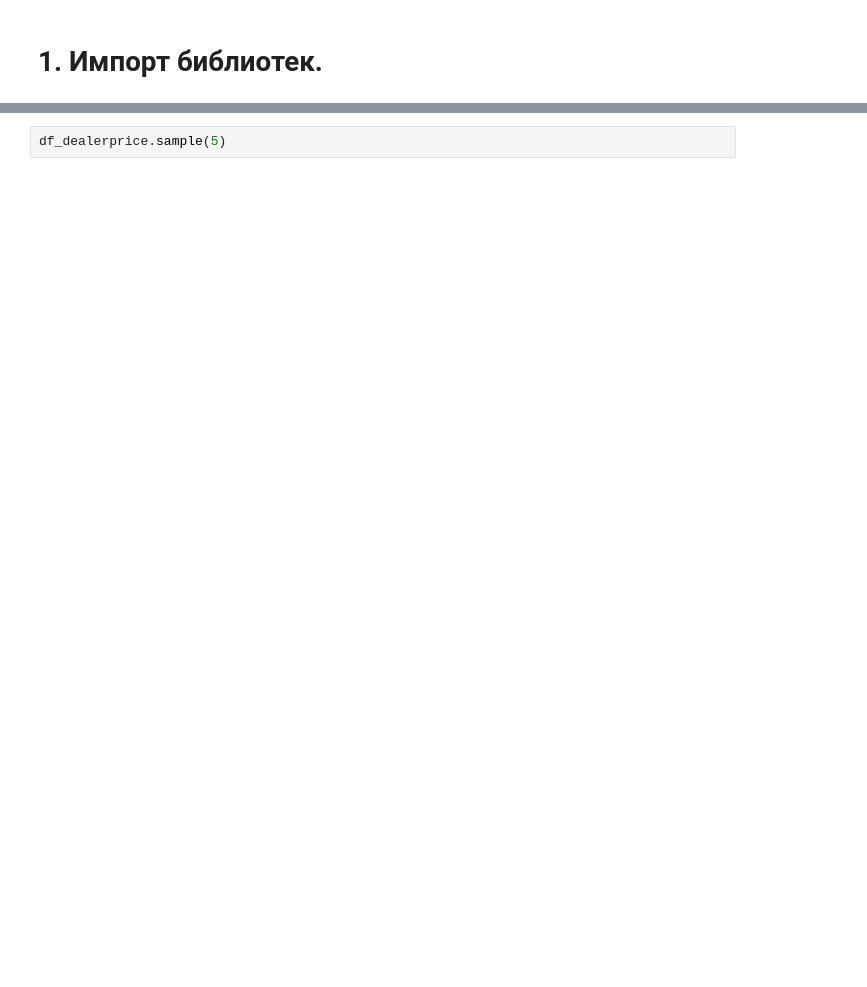
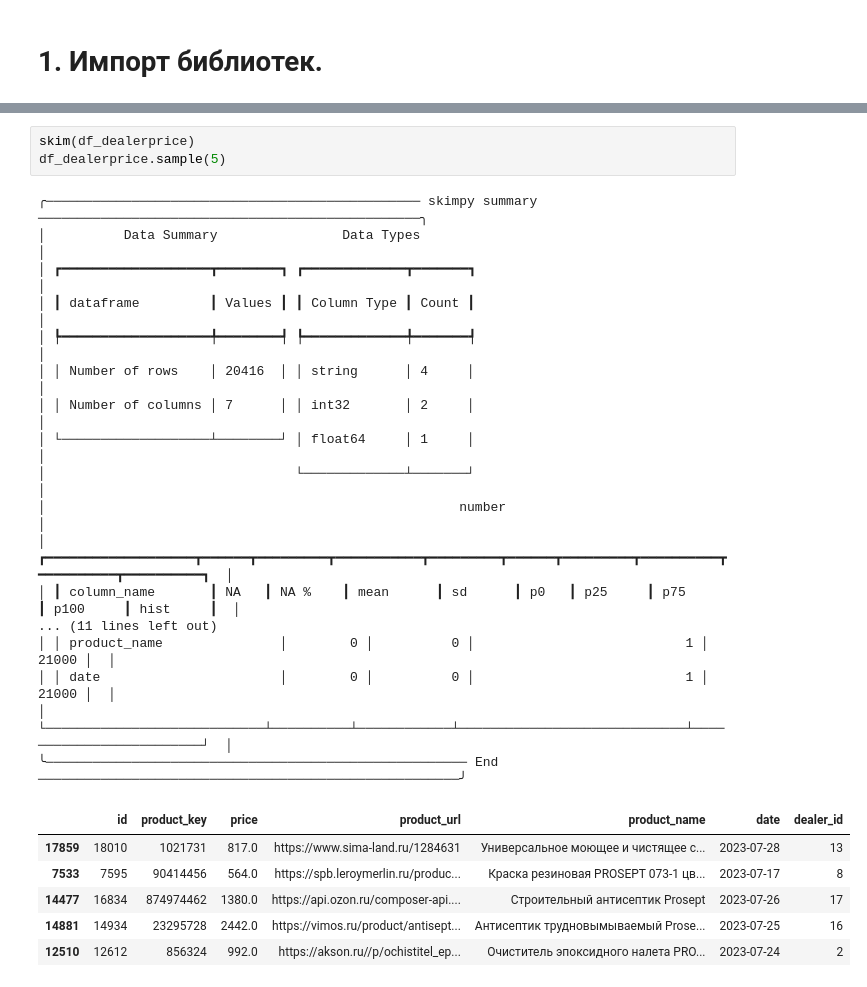
Before and after one commit to Point-return/Point-return-DS, a Jupyter notebook: experiments/hakaton_matching_27_11_2023_Евгений_2.ipynb, the cells around one changed output, grey strips where cells are left out. Cells and saved outputs as stored; diff of their text form; blank space fills up the shorter version.

```diff
--- a/experiments/hakaton_matching_27_11_2023_Евгений_2.ipynb
+++ b/experiments/hakaton_matching_27_11_2023_Евгений_2.ipynb
@@ -32,3 +52,28 @@ display(df_dealer)
 # %%
+skim(df_dealerprice)
 df_dealerprice.sample(5)
+# %% [output]
+╭──────────────────────────────────────────────── skimpy summary ─────────────────────────────────────────────────╮
+│          Data Summary                Data Types                                                                 │
+│ ┏━━━━━━━━━━━━━━━━━━━┳━━━━━━━━┓ ┏━━━━━━━━━━━━━┳━━━━━━━┓                                                          │
+│ ┃ dataframe         ┃ Values ┃ ┃ Column Type ┃ Count ┃                                                          │
+│ ┡━━━━━━━━━━━━━━━━━━━╇━━━━━━━━┩ ┡━━━━━━━━━━━━━╇━━━━━━━┩                                                          │
+│ │ Number of rows    │ 20416  │ │ string      │ 4     │                                                          │
+│ │ Number of columns │ 7      │ │ int32       │ 2     │                                                          │
+│ └───────────────────┴────────┘ │ float64     │ 1     │                                                          │
+│                                └─────────────┴───────┘                                                          │
+│                                                     number                                                      │
+│ ┏━━━━━━━━━━━━━━━━━━━┳━━━━━━┳━━━━━━━━━┳━━━━━━━━━━━┳━━━━━━━━━┳━━━━━━┳━━━━━━━━━┳━━━━━━━━━━┳━━━━━━━━━━┳━━━━━━━━━━┓  │
+│ ┃ column_name       ┃ NA   ┃ NA %    ┃ mean      ┃ sd      ┃ p0   ┃ p25     ┃ p75      ┃ p100     ┃ hist     ┃  │
+... (11 lines left out)
+│ │ product_name               │        0 │          0 │                           1 │                   21000 │  │
+│ │ date                       │        0 │          0 │                           1 │                   21000 │  │
+│ └────────────────────────────┴──────────┴────────────┴─────────────────────────────┴─────────────────────────┘  │
+╰────────────────────────────────────────────────────── End ──────────────────────────────────────────────────────╯
+|  | id | product_key | price | product_url | product_name | date | dealer_id |
+| 17859 | 18010 | 1021731 | 817.0 | https://www.sima-land.ru/1284631 | Универсальное моющее и чистящее с... | 2023-07-28 | 13 |
+| 7533 | 7595 | 90414456 | 564.0 | https://spb.leroymerlin.ru/produc... | Краска резиновая PROSEPT 073-1 цв... | 2023-07-17 | 8 |
+| 14477 | 16834 | 874974462 | 1380.0 | https://api.ozon.ru/composer-api.... | Строительный антисептик Prosept | 2023-07-26 | 17 |
+| 14881 | 14934 | 23295728 | 2442.0 | https://vimos.ru/product/antisept... | Антисептик трудновымываемый Prose... | 2023-07-25 | 16 |
+| 12510 | 12612 | 856324 | 992.0 | https://akson.ru//p/ochistitel_ep... | Очиститель эпоксидного налета PRO... | 2023-07-24 | 2 |
 # %%
```
Also changed, not shown: parts of 20 cells of this notebook.
